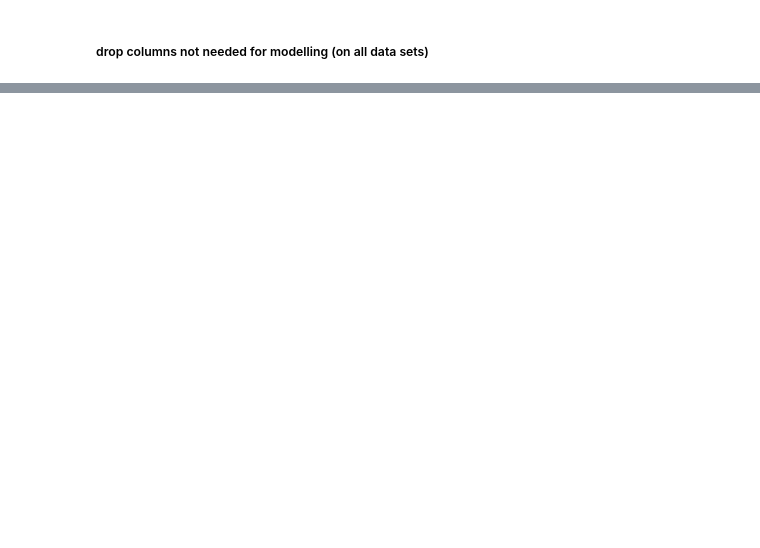
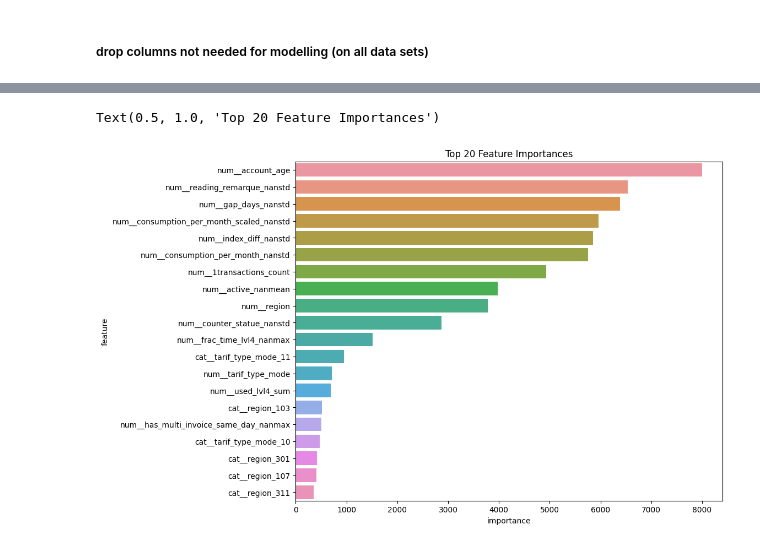
Before and after one commit to learnbh/ml-project, a Jupyter notebook: eike_modelling.ipynb, the cells around one changed output, grey strips where cells are left out. Saved outputs shown, nothing was run; the diff lists cells and outputs as text; code cells hidden in the pictures; blank space fills up the shorter version.

```diff
--- a/eike_modelling.ipynb
+++ b/eike_modelling.ipynb
@@ -72,0 +231,5 @@ for col in drop_columns:
+# %%
+pipe_lgbm = Pipeline([
+    ('preprocessor', preprocessor),
+    ('lgbm', LGBMClassifier(random_state=42))
+])
@@ -72,0 +405,14 @@ for col in drop_columns:
+# %%
+# feature importance on the best model
+feature_importances = best_model.named_steps['lgbm'].feature_importances_
+feature_names = best_model.named_steps['preprocessor'].get_feature_names_out()
+feature_importance_df = pd.DataFrame({
+    'feature': feature_names,
+    'importance': feature_importances
+}).sort_values(by='importance', ascending=False)
+plt.figure(figsize=(10, 8))
+sns.barplot(x='importance', y='feature', data=feature_importance_df.head(20))
+plt.title('Top 20 Feature Importances')
+# %% [output]
+Text(0.5, 1.0, 'Top 20 Feature Importances')
+[figure, added]
```
Also changed, not shown: parts of 28 cells of this notebook.
